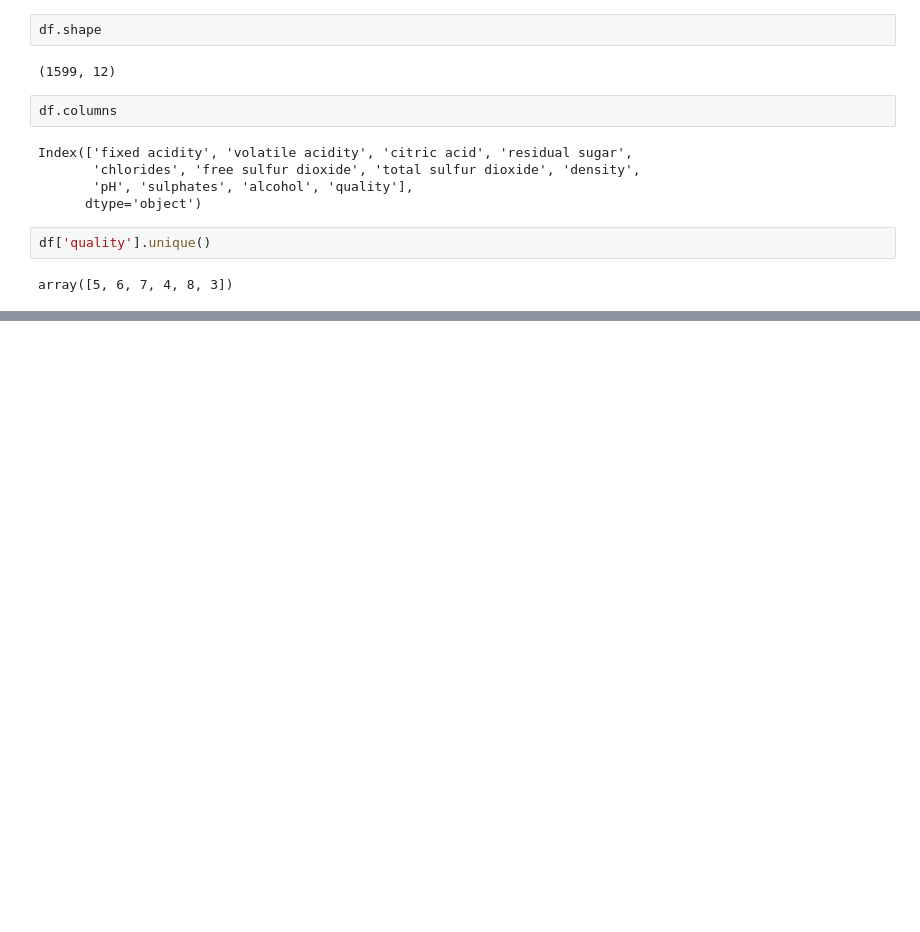
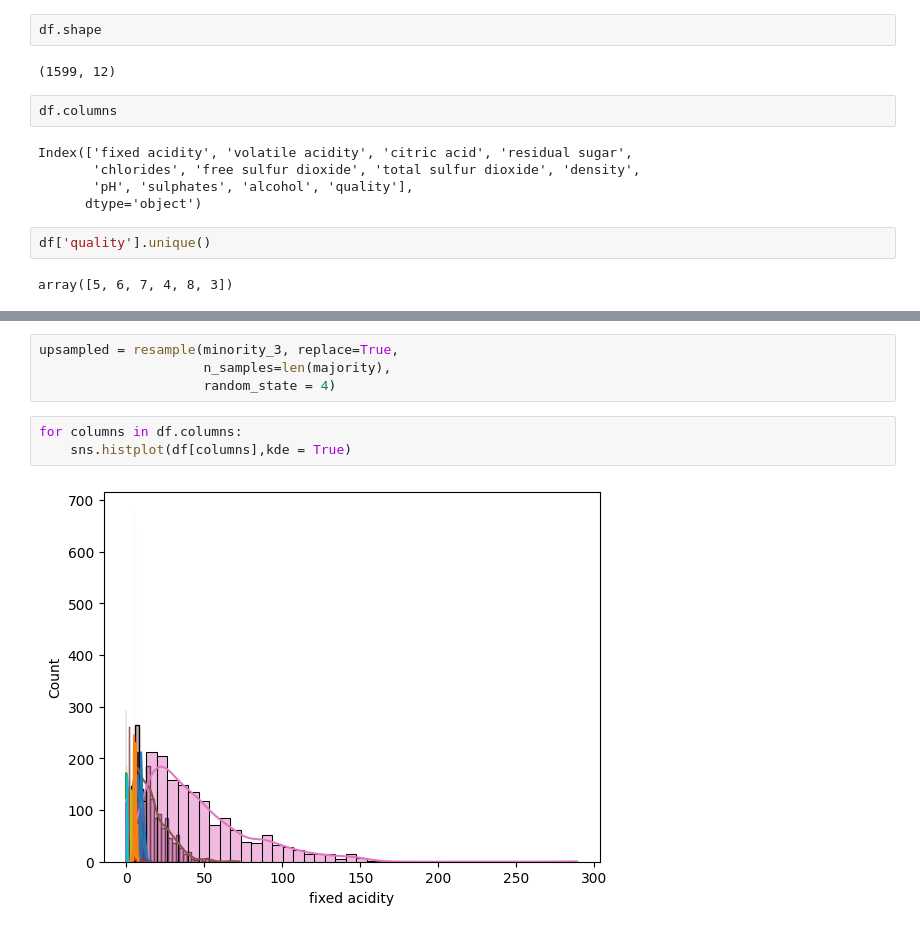
Before and after one commit to Namir50/Data-Science-Machine-learning-tutorial, a Jupyter notebook: Exploratory Data Analysis/Red_Wine_dataset.ipynb, the cells around one changed output, grey strips where cells are left out. Cells and saved outputs as stored; diff of their text form; blank space fills up the shorter version.

```diff
--- a/Exploratory Data Analysis/Red_Wine_dataset.ipynb
+++ b/Exploratory Data Analysis/Red_Wine_dataset.ipynb
@@ -79,0 +184,9 @@ array([5, 6, 7, 4, 8, 3])
+# %%
+upsampled = resample(minority_3, replace=True,
+                     n_samples=len(majority),
+                     random_state = 4)
+# %%
+for columns in df.columns:
+    sns.histplot(df[columns],kde = True)
+# %% [output]
+[figure, added]
```
Also changed, not shown: parts of 16 cells of this notebook, 1 other file.
